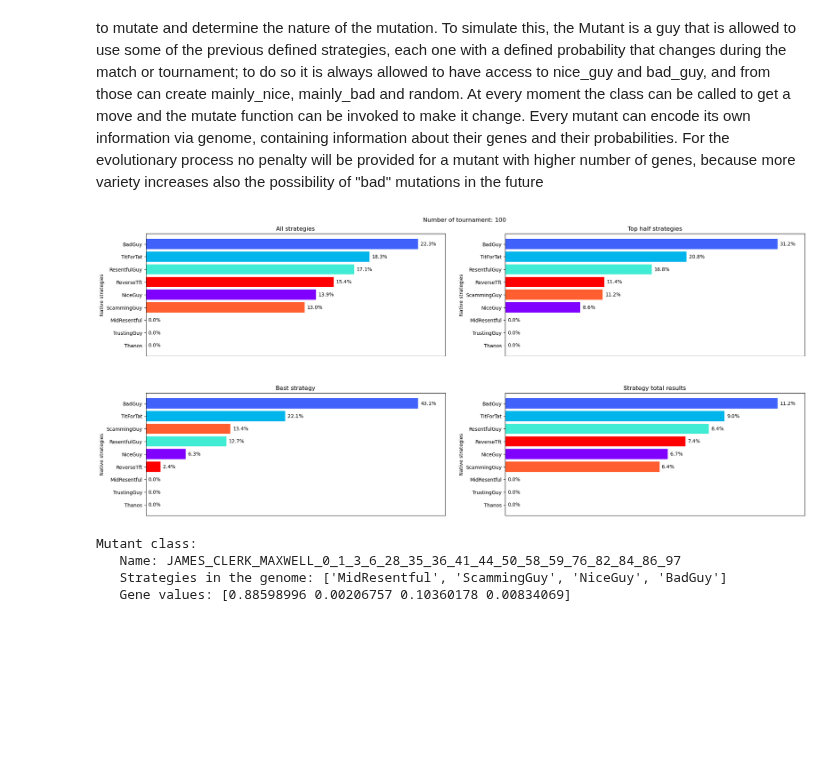
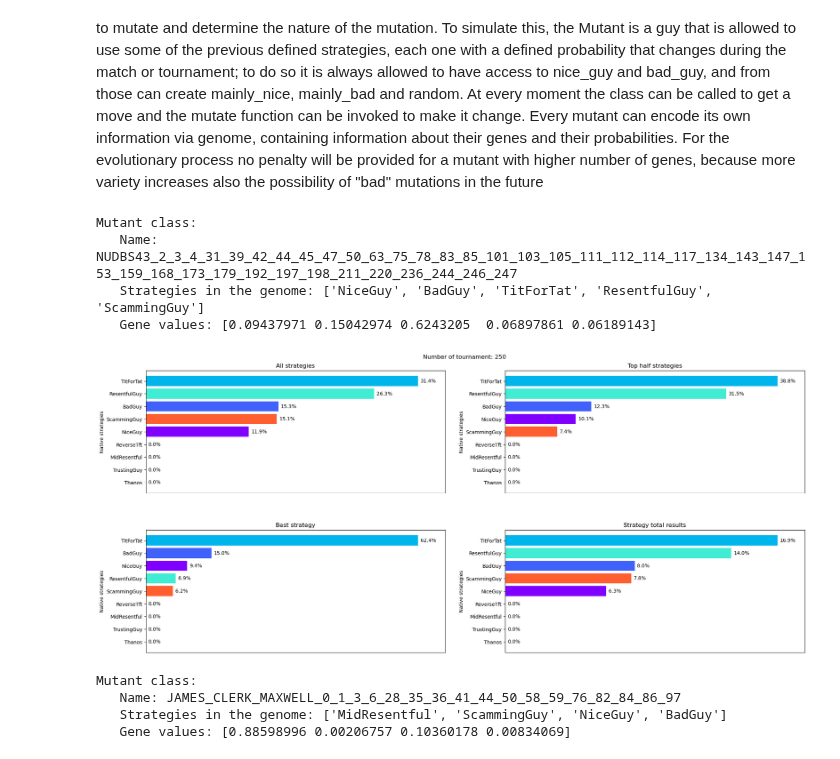
Before and after one commit to LeoPi314/LCP_projects_Y7_Group_4, a Jupyter notebook: Mutable.ipynb, the cells around one changed output. Saved outputs shown, nothing was run; the diff lists cells and outputs as text; code cells hidden in the pictures; blank space fills up the shorter version.

```diff
--- a/Mutable.ipynb
+++ b/Mutable.ipynb
@@ -174,6 +174,13 @@ def get_m_list( mode, par_list=[], N_mut = 1000, N_gen = 100 ) :
         # if it mathces the name of some default list, a list of mutant with that genome is created
         if ( mode in list( default_dic.keys() ) ) :
             m_dic = { name : mutant.from_genome( name ) for name in default_dic[ mode ] }
+        # the same mode allows to create a list of the same base strategy with different names
+        elif ( mode == "same" ) :
+            m_dic = {}
+            for name in par_list :
+                for i in range( N_mut ) :
+                    m_name = name + str( i )
+                    m_dic[ m_name ] = mutant.from_genome( m_name )
         # the repeat mode allows to create a list of the same base strategy with a first mutation step
         elif ( mode == "repeat" ) :
             par_list *= N_mut
@@ -396,7 +437,8 @@ def m_tournament( participants, part_names, N_rounds = 10, iter=50, pressure = 0
     return ( classification, frames )
 # %%
 def make_a_gif( data_frame, t_key='tournament', p_key = 'Strategies', image_keys = np.array([[ 'p',], [ 'P', ],] ),
-               image_titles = [ ['All strategies',], ['Best strategy',] ], y_label = f"Native strategies", gif_name= 'multiple_animation') :
+               image_titles = [ ['All strategies',], ['Best strategy',] ], y_label = f"Native strategies", gif_name= 'multiple_animation',
+               fixed=False, n_interval = 750 ) :
     # getting the separated dataframes based of tournament number
     frame = data_frame[ t_key ].unique()
 
@@ -443,6 +485,9 @@ def make_a_gif( data_frame, t_key='tournament', p_key = 'Strategies', image_keys
                 # clearing image at previous frame
                 ax.clear()
                 if not f.empty:
+                    # if chosen, sets the x range in (0;1) to make it easy to read (all values are always normalized)
+                    if fixed :
+                        ax.set_xlim( [0., 1.] )
                     # disabling x ticks
                     ax.set_xticks([])
                     # disabling x label
@@ -463,70 +508,103 @@ def make_a_gif( data_frame, t_key='tournament', p_key = 'Strategies', image_keys
                     print(f"No data for tournament: {frame}")
 
     # global animation
-    anim = animation.FuncAnimation(fig, animate, frames=frame, interval=750, repeat=False)
+    anim = animation.FuncAnimation(fig, animate, frames=frame, interval=n_interval, repeat=False)
 
     # animation saving using Pillow for .gif
     anim.save( (gif_name+'.gif'), writer='pillow')
 # %%
+
+# ------------------------------ REPEAT TEST ------------------------------
 # mutant_list , name_list = get_m_list( "repeat", [ 'N', 'B', 'U', 'H', 'NBBBBB', 'BBBBBBU', 'BBBBBBH', 'UUUUHH', 'BBBBBNNH', 'BBBBBBBNNU' ],  N_gen = 200, N_mut = 5 )
 # classification, frames = m_tournament( participants = mutant_list , part_names = name_list, N_rounds = 10, iter=50, pressure = 2,  M = Payoff )
+# make_a_gif( frames, t_key='tournament', p_key = 'Strategies', image_keys = np.array([[ 'total_w', 'half_w', ], [ 'best_w', 'ten_w', ],] ),
+#            image_titles = [ ['All strategies', 'Top half strategies'], ['Best strategy', 'Best 10 strategies',] ], gif_name = 'BUHN_4par')
+# ------------------------------ 40 GIFS ------------------------------
 # name_keys = np.asarray( [ str(i) for i in range( 40 ) ] ).reshape( 5, 8 )
 # name_titles = np.asarray( [ f"Mutant number {i}/{len(mutant_list)}" for i in range( 40 ) ] ).reshape( 5, 8 )
 # make_a_gif( frames, t_key='tournament', p_key = 'Strategies', image_keys = name_keys,
 #            image_titles = name_titles, gif_name = 'BUHN_all')
-# make_a_gif( frames, t_key='tournament', p_key = 'Strategies', image_keys = np.array([[ 'total_w', 'half_w', ], [ 'best_w', 'ten_w', ],] ),
-#            image_titles = [ ['All strategies', 'Top half strategies'], ['Best strategy', 'Best 10 strategies',] ], gif_name = 'BUHN_4par')
 
-
+# ------------------------------ PoD TEST ------------------------------
 # mutant_list , name_list = get_m_list( "pod" )
 # classification, frames = m_tournament( participants = mutant_list , part_names = name_list, N_rounds = 10, iter=50, pressure = 1,  M = Payoff )
 # make_a_gif( frames, t_key='tournament', p_key = 'Strategies', image_keys = np.array([[ 'total_w', 'half_w', ], [ 'best_w', 'ten_w', ],] ),
 #            image_titles = [ ['All strategies', 'Top half strategies'], ['Best strategy', 'Best 10 strategies',] ], gif_name = 'pod_gif_4par')
-
+# ------------------------------ 30 GIFS ------------------------------
 # name_keys = np.asarray( [ str(i) for i in range( 30 ) ] ).reshape( 6, 5 )
 # name_titles = np.asarray( [ f"Mutant number {i}/{len(mutant_list)}" for i in range( 30 ) ] ).reshape( 6, 5 )
 # make_a_gif( frames, t_key='tournament', p_key = 'Strategies', image_keys = name_keys,
 #            image_titles = name_titles, gif_name = 'pod_gif_all')
 
-# print( mutant_list[ classification[-1][0][0] ] )
-
+# ------------------------------ Physicist TEST ------------------------------
 # mutant_list , name_list = get_m_list( "physicist" )
 # classification, frames = m_tournament( participants = mutant_list , part_names = name_list, N_rounds = 10, iter=100, pressure = 1,  M = Payoff )
 # make_a_gif( frames, t_key='tournament', p_key = 'Strategies', image_keys = np.array([[ 'p',], [ 'P', ],] ),
 #            image_titles = [ ['All strategies',], ['Best strategy',] ], gif_name = 'physicist_gif')
 # print( mutant_list[ classification[-1][0][0] ] )
 
+# ------------------------------ GODS TEST ------------------------------
 # mutant_list , name_list = get_m_list( "gods" )
 # classification, frames = m_tournament( participants = mutant_list , part_names = name_list, N_rounds = 10, iter=100, pressure = 2,  M = Payoff )
 # make_a_gif( frames, t_key='tournament', p_key = 'Strategies', image_keys = np.array([[ 'tota_w',], [ 'best_w', ],] ),
 #            image_titles = [ ['All strategies',], ['Best strategy',] ], gif_name = 'gods_gif')
 # print( mutant_list[ classification[-1][0][0] ] )
 
+# ------------------------------ BASIC TEST ------------------------------
 # test_list = ['N', 'B', 'U', 'D', 'T', 'H', 'M', 'S', 'I']
 # mutant_list , name_list = get_m_list( "genome", test_list,  N_gen = 10, N_mut = 5 )
 # classification, frames = m_tournament( participants = mutant_list , part_names = name_list, N_rounds = 10, iter=25, pressure = 1,  M = Payoff )
 # make_a_gif( frames, t_key='tournament', p_key = 'Strategies', image_keys = np.array([[ 'total_w', 'half_w', ], [ 'best_w', 'res_w', ],] ),
 #            image_titles = [ ['All strategies', 'Top half strategies'], ['Best strategy', 'Strategy total results',] ], gif_name = 'Normal')
 
+# ------------------------------ SHUFFLE TEST ------------------------------
+# test_list = ['N', 'B', 'U', 'D', 'S', 'I']
+# mutant_list , name_list = get_m_list( "shuffle", test_list,  N_gen = 100, N_mut = 25 )
+# classification, frames = m_tournament( participants = mutant_list , part_names = name_list, N_rounds = 10, iter=100, pressure = 1,  M = Payoff )
+# make_a_gif( frames, t_key='tournament', p_key = 'Strategies', image_keys = np.array([[ 'total_w', 'half_w', ], [ 'best_w', 'res_w', ],] ),
+#            image_titles = [ ['All strategies', 'Top half strategies'], ['Best strategy', 'Strategy total results',] ], gif_name = 'Shuffle')
+# ------------------------------ 25 GIFS ------------------------------
+# n_row, n_col = 5, 5
+# name_keys = np.asarray( [ f"res_{i}" for i in range( n_row*n_col ) ] ).reshape( n_col, n_row )
+# name_titles = np.asarray( [ f"Mutant classified {i+1}th/{len(mutant_list)}" for i in range( n_row*n_col ) ] ).reshape( n_col, n_row )
+# make_a_gif( frames, t_key='tournament', p_key = 'Strategies', image_keys = name_keys,
+#            image_titles = name_titles, gif_name = 'BUHN_results', y_label = f"Result fraction by strategy", fixed=True )
 
+# ------------------------------ SAME TEST ------------------------------
+test_list = ['NUDBS']
+mutant_list , name_list = get_m_list( "same", test_list, N_mut = 50 )
+classification, frames = m_tournament( participants = mutant_list , part_names = name_list, N_rounds = 10, iter=250, pressure = 5,  M = Payoff )
+make_a_gif( frames, t_key='tournament', p_key = 'Strategies', image_keys = np.array([[ 'total_w', 'half_w', ], [ 'best_w', 'res_w', ],] ),
+           image_titles = [ ['All strategies', 'Top half strategies'], ['Best strategy', 'Strategy total results',] ], gif_name = 'Same')
+# ------------------------------ 25 GIFS ------------------------------
+# n_row, n_col = 5, 5
+# name_keys = np.asarray( [ f"res_{i}" for i in range( n_row*n_col ) ] ).reshape( n_col, n_row )
+# name_titles = np.asarray( [ f"Mutant classified {i+1}th/{len(mutant_list)}" for i in range( n_row*n_col ) ] ).reshape( n_col, n_row )
+# make_a_gif( frames, t_key='tournament', p_key = 'Strategies', image_keys = name_keys,
+#            image_titles = name_titles, gif_name = 'BUHN_results', y_label = f"Result fraction by strategy", fixed=True )
+
+
+# ------------------------------ CLASSIFICATION DISPLAY ------------------------------
 # for game in classification :
 #     print("\nNew Game\n")
 #     for player in game :
 #         p = ''.join([char for char in player[0] if char.isalpha()])
-#         print( mutant.genes[p], f"{player[1]:.3f}")
+#         print( p, f"{player[1]:.3f}")
+#         # this works only for base
+#         # print( mutant.genes[p], f"{player[1]:.3f}")
 
-test_list = ['N', 'B', 'U', 'D', 'S', 'I']
-mutant_list , name_list = get_m_list( "shuffle", test_list,  N_gen = 100, N_mut = 50 )
-classification, frames = m_tournament( participants = mutant_list , part_names = name_list, N_rounds = 10, iter=100, pressure = 2,  M = Payoff )
-make_a_gif( frames, t_key='tournament', p_key = 'Strategies', image_keys = np.array([[ 'total_w', 'half_w', ], [ 'best_w', 'res_w', ],] ),
-           image_titles = [ ['All strategies', 'Top half strategies'], ['Best strategy', 'Strategy total results',] ], gif_name = 'Shuffle')
+# ------------------------------ WINNER DISPLAY ------------------------------
+print( mutant_list[ classification[-1][0][0] ] )
 
 
-# print( mutant_list[ classification[-1][0][0] ] )
 
 # print( mutant.from_genome('BEATRICE_BERGAMIN') )
 # %% [output]
+Mutant class:
+   Name: NUDBS43_2_3_4_31_39_42_44_45_47_50_63_75_78_83_85_101_103_105_111_112_114_117_134_143_147_153_159_168_173_179_192_197_198_211_220_236_244_246_247
+   Strategies in the genome: ['NiceGuy', 'BadGuy', 'TitForTat', 'ResentfulGuy', 'ScammingGuy']
+   Gene values: [0.09437971 0.15042974 0.6243205  0.06897861 0.06189143]
-[figure, old version]
+[figure, new version]
 # %%
 frames[ frames['tournament'] == 0 ]
 # for c in strategies :
```
Also changed, not shown: parts of 1 cell of this notebook, 1 other file.
